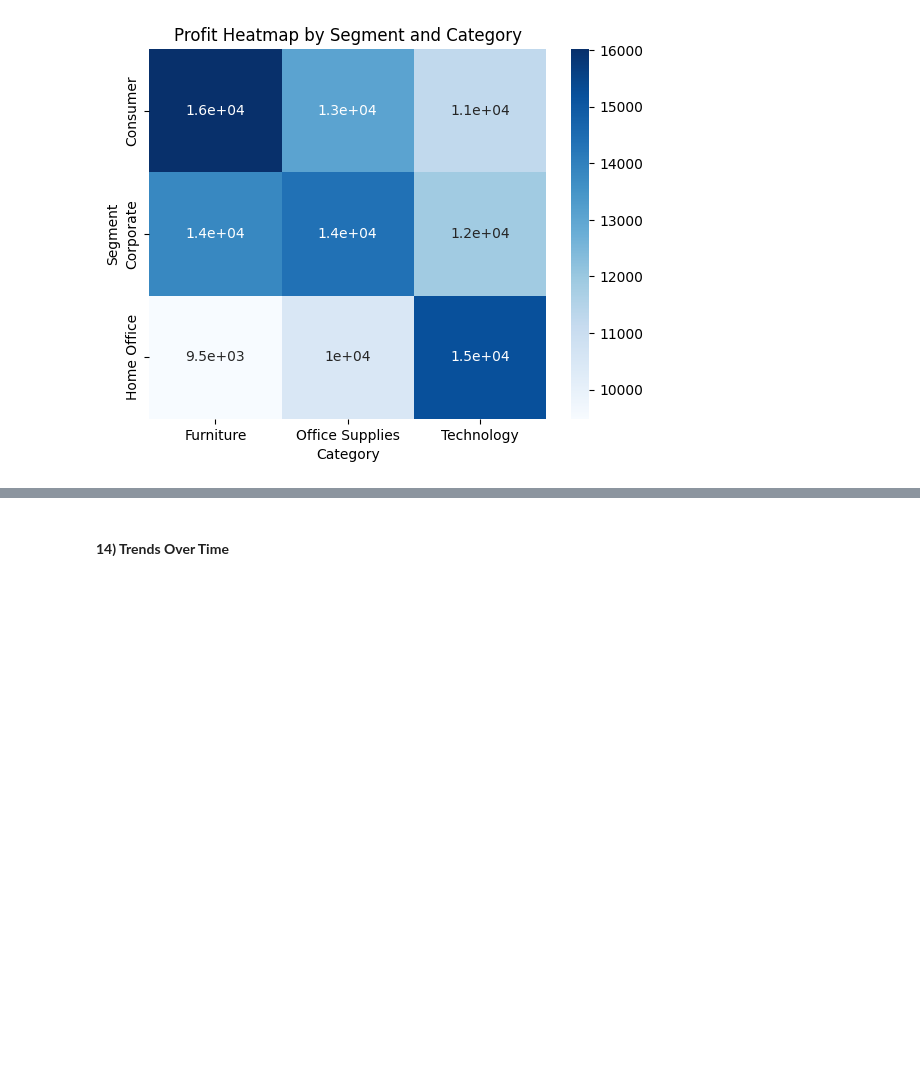
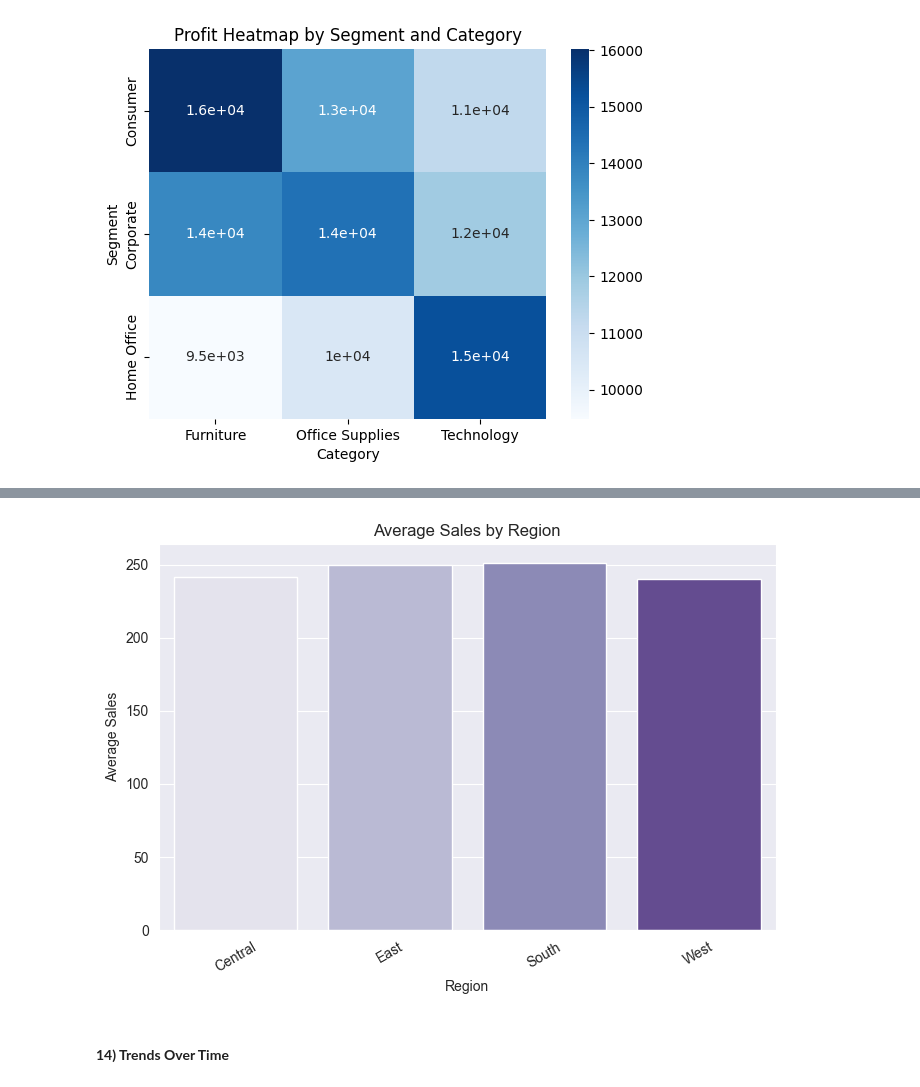
Before and after one commit to 26Vaidehi/INT375_Python, a Jupyter notebook: INT-375_Project.ipynb, the cells around one changed output, grey strips where cells are left out. Cells and saved outputs as stored; diff of their text form; code cells hidden in the pictures; blank space fills up the shorter version.

```diff
--- a/INT-375_Project.ipynb
+++ b/INT-375_Project.ipynb
@@ -588,3 +608,17 @@ plt.show()
+# %%
+# Average Sales by Region
+avg_sales_by_region = df.groupby('Region')['Sales'].mean().reset_index()
+
+plt.figure(figsize=(7, 5))  # Slightly wider for better label spacing
+sns.barplot(data=avg_sales_by_region, x='Region', y='Sales', palette='Purples',hue='Region')
+plt.title('Average Sales by Region')
+plt.xlabel('Region')
+plt.ylabel('Average Sales')
+plt.xticks(rotation=30)  # Optional: rotate if Region names are long
+plt.tight_layout()
+plt.show()
+# %% [output]
+[figure, added]
 # %% [markdown]
 #### **14) Trends Over Time**
 # %%
```
Also changed, not shown: parts of 1 cell of this notebook.
